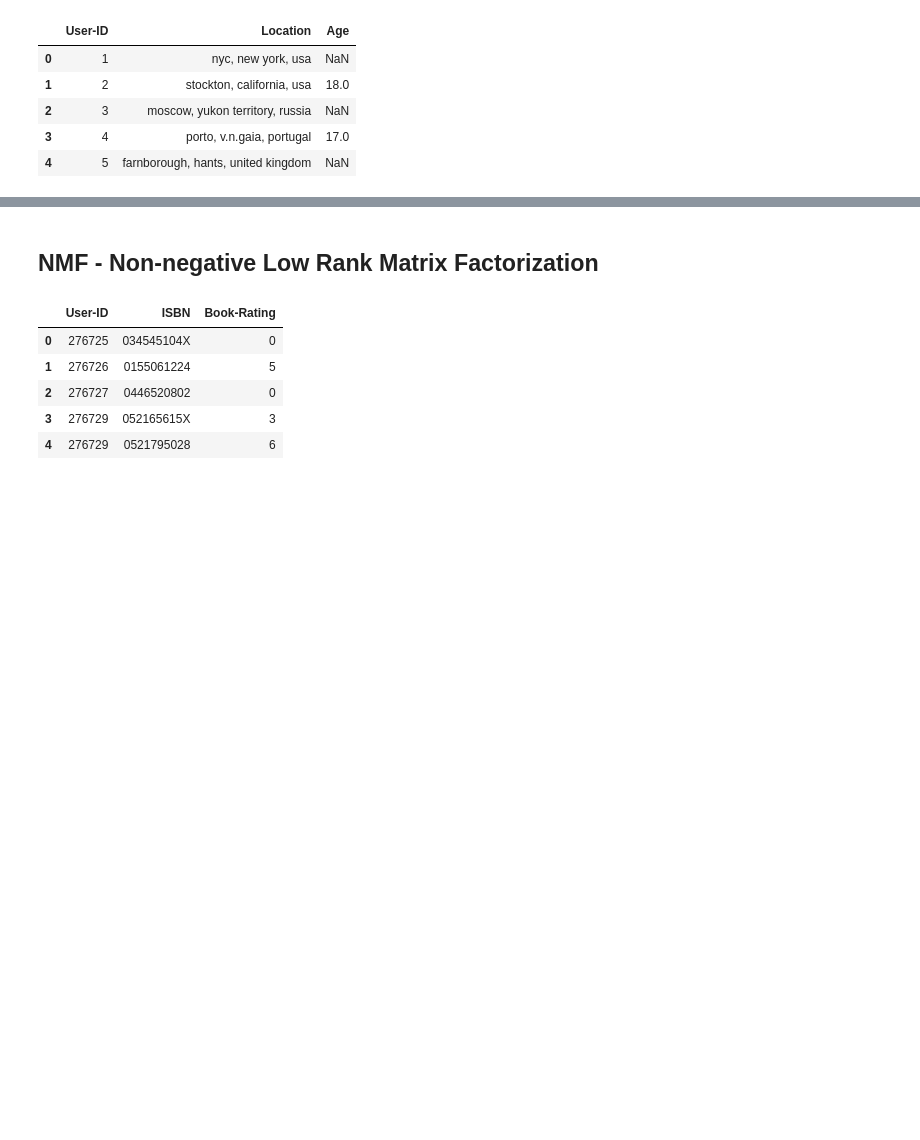
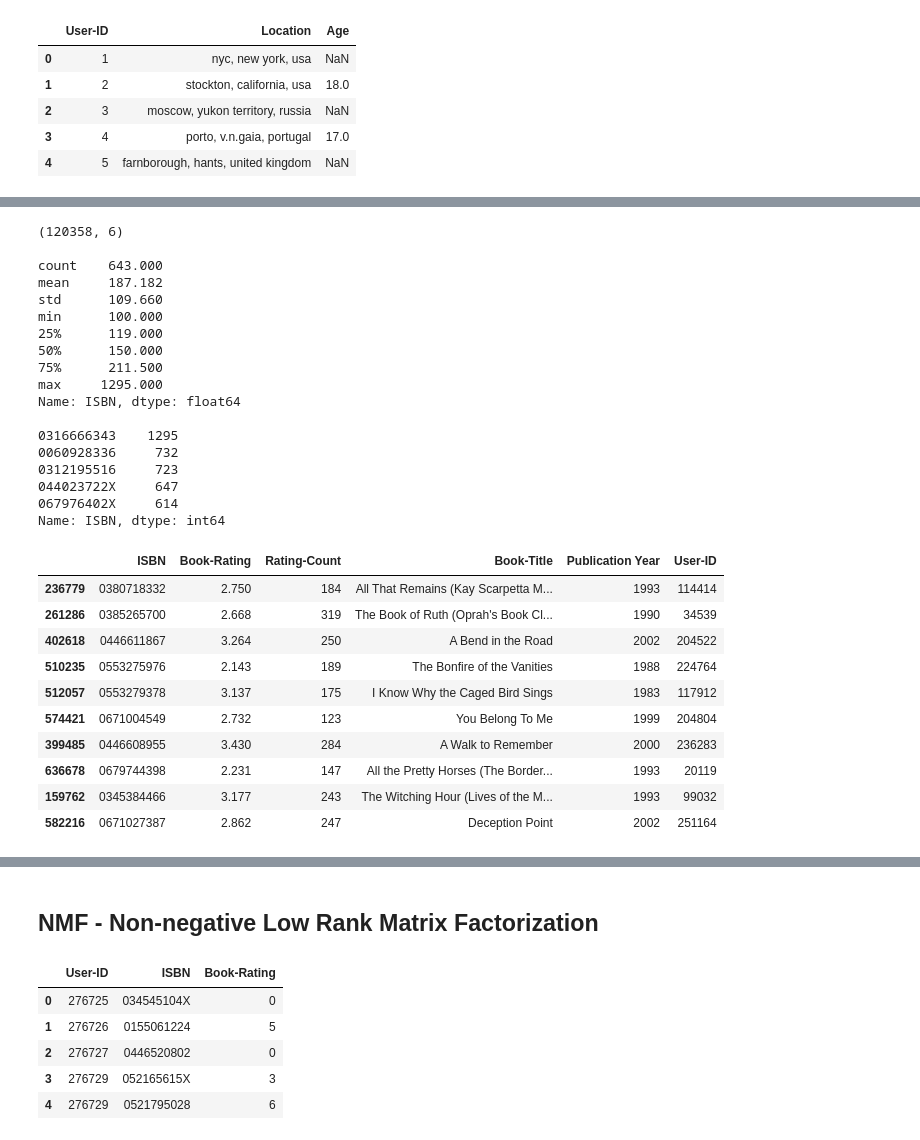
Before and after one commit to mpayumo/book-recommender-model, a Jupyter notebook: 2-book-recommender-modeling.ipynb, the cells around one changed output, grey strips where cells are left out. Saved outputs shown, nothing was run; the diff lists cells and outputs as text; code cells hidden in the pictures; blank space fills up the shorter version.

```diff
--- a/2-book-recommender-modeling.ipynb
+++ b/2-book-recommender-modeling.ipynb
@@ -77,0 +241,5 @@ users_df.head()
+# %%
+# Trimming down dataset by publication year: 1975 to 2002
+year_bound = year_bound[year_bound['Publication Year'] >= 1975]
+year_bound = year_bound[year_bound['Publication Year'] <= 2002]
+year_bound.shape
@@ -77,0 +269,5 @@ users_df.head()
+# %%
+columns=['Book-Rating']
+ratings = ratings_df.drop(columns,1)
+# %%
+year_bound_combine = pd.merge(year_bound, ratings, on='ISBN')
@@ -77,0 +311,44 @@ users_df.head()
+# %%
+# Trimming dataset to users with at least 200 ratings given and books that were rated 100 times or more
+counts = year_bound_combine['User-ID'].value_counts()
+counts1 = year_bound_combine['ISBN'].value_counts()
+iso_df = year_bound_combine[year_bound_combine['User-ID'].isin(counts[counts >= 200].index)]
+iso_df = year_bound_combine[year_bound_combine['ISBN'].isin(counts1[counts1 >= 100].index)]
+# %%
+print(iso_df.shape)
+print('')
+print(iso_df['ISBN'].value_counts().describe())
+print('')
+print(iso_df['ISBN'].value_counts().head())
+print('')
+iso_df.sample(10)
+# %% [output]
+(120358, 6)
+
+count    643.000
+mean     187.182
+std      109.660
+min      100.000
+25%      119.000
+50%      150.000
+75%      211.500
+max     1295.000
+Name: ISBN, dtype: float64
+
+0316666343    1295
+0060928336     732
+0312195516     723
+044023722X     647
+067976402X     614
+Name: ISBN, dtype: int64
+|  | ISBN | Book-Rating | Rating-Count | Book-Title | Publication Year | User-ID |
+| 236779 | 0380718332 | 2.750 | 184 | All That Remains (Kay Scarpetta M... | 1993 | 114414 |
+| 261286 | 0385265700 | 2.668 | 319 | The Book of Ruth (Oprah's Book Cl... | 1990 | 34539 |
+| 402618 | 0446611867 | 3.264 | 250 | A Bend in the Road | 2002 | 204522 |
+| 510235 | 0553275976 | 2.143 | 189 | The Bonfire of the Vanities | 1988 | 224764 |
+| 512057 | 0553279378 | 3.137 | 175 | I Know Why the Caged Bird Sings | 1983 | 117912 |
+| 574421 | 0671004549 | 2.732 | 123 | You Belong To Me | 1999 | 204804 |
+| 399485 | 0446608955 | 3.430 | 284 | A Walk to Remember | 2000 | 236283 |
+| 636678 | 0679744398 | 2.231 | 147 | All the Pretty Horses (The Border... | 1993 | 20119 |
+| 159762 | 0345384466 | 3.177 | 243 | The Witching Hour (Lives of the M... | 1993 | 99032 |
+| 582216 | 0671027387 | 2.862 | 247 | Deception Point | 2002 | 251164 |
```
Also changed, not shown: parts of 63 cells of this notebook, 1 other file.
